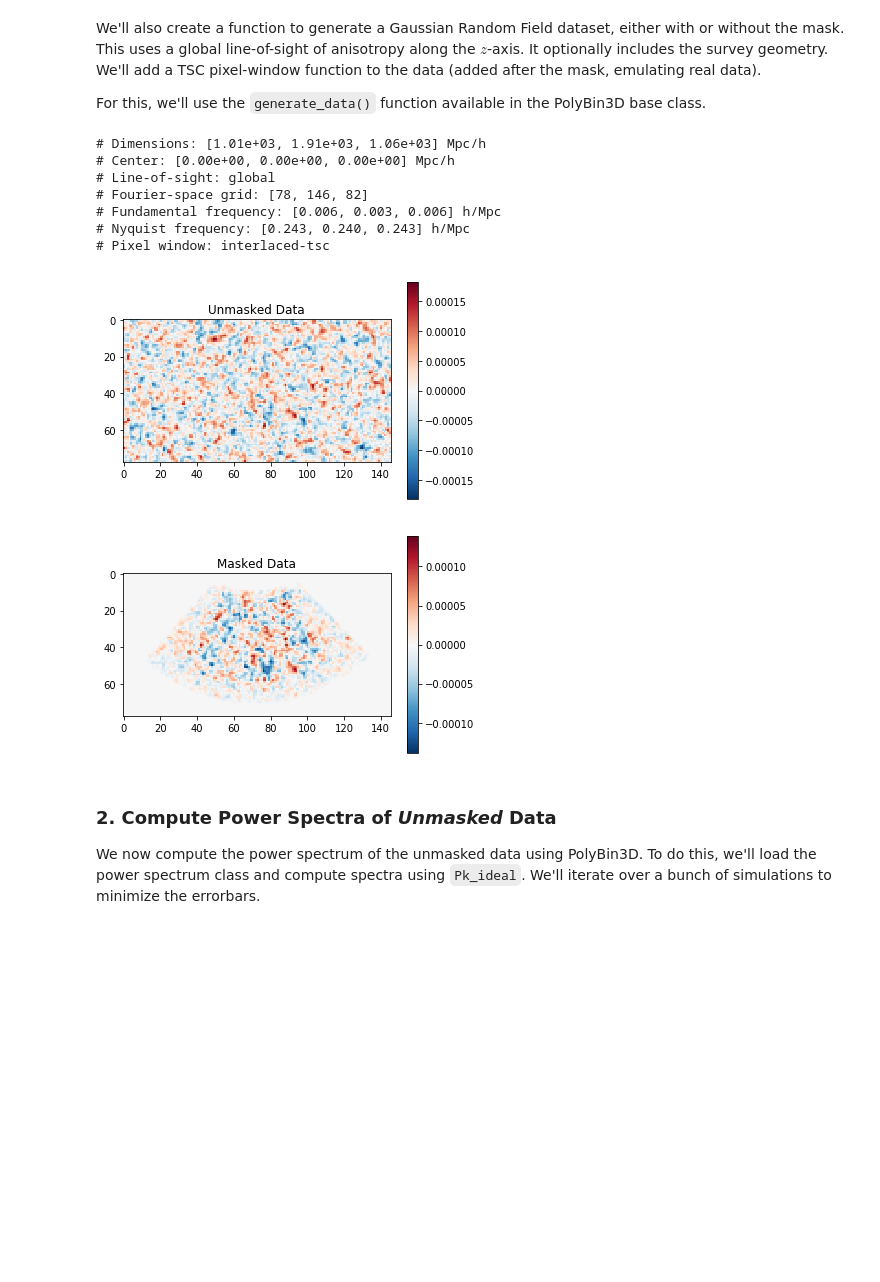
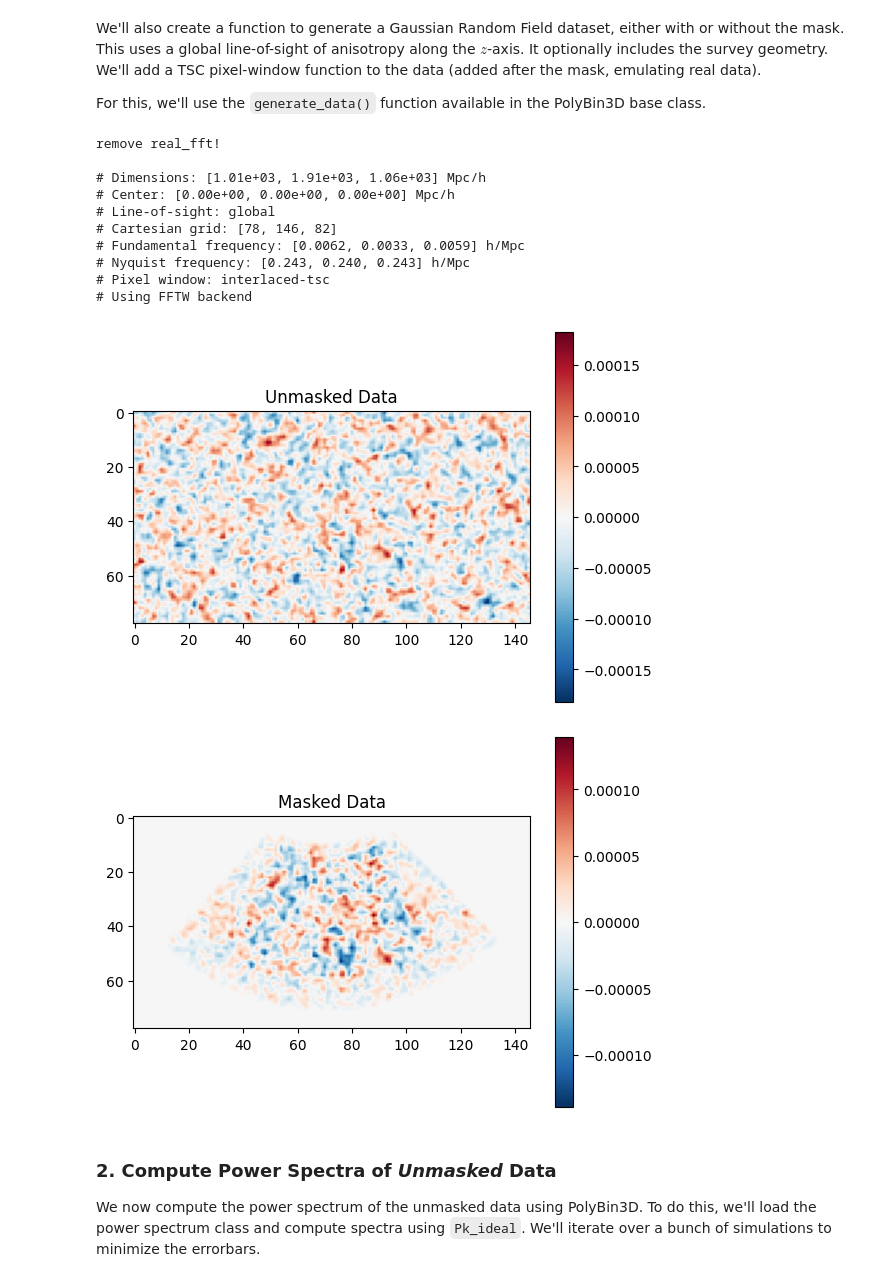
Before and after one commit to oliverphilcox/PolyBin3D, a Jupyter notebook: Tutorial 2 - Validating the Unwindowed Pk Estimators.ipynb, the cells around one changed output. Drawn from its saved outputs; the diff is of its cells as text; code cells hidden in the pictures; blank space fills up the shorter version.

```diff
--- a/Tutorial 2 - Validating the Unwindowed Pk Estimators.ipynb
+++ b/Tutorial 2 - Validating the Unwindowed Pk Estimators.ipynb
@@ -89,50 +94,51 @@ For this, we'll use the ``generate_data()`` function available in the PolyBin3D
 # %%
 ## Load base class
 base = pb.PolyBin3D(boxsize, gridsize, Pk_fiducial,
-                 pixel_window='interlaced-tsc', # pixel window function
-                 backend='fftw', # backend for performing FFTs ('fftw' for cpu, 'jax' for gpu)
+                 pixel_window='interlaced-tsc', # pixel window function to deconvolve
+                 backend='mkl', # backend for performing FFTs ('mkl' or 'fftw' for cpu, 'jax' for gpu)
                  nthreads=4, # number of CPUs for performing FFTs (only applies to 'fftw' backend)
                  sightline='global', # line-of-sight [global = z-axis, local = relative to pair]
                 )
 
 # Define k-min and k-max
 k_min = 0.01
 k_max = 0.20
 bin_filt = (k_arr>=k_min)&(k_arr<k_max)
 
 def create_data(seed, apply_mask=False):
-    """Create a Gaussian random field dataset, optionally with a mask"""
+    """Create a Gaussian random field dataset, optionally with a mask. This has units of density."""
 
-    # Generate GRF data
-    density_grf = base.generate_data(seed, Pk_input=[k_arr,P0_arr*bin_filt,P2_arr*bin_filt])
+    # Generate GRF data, without a pixel window
+    density_grf = base.generate_data(seed, Pk_input=[k_arr,P0_arr*bin_filt,P2_arr*bin_filt], include_pixel_window=False)
 
     # Optionally apply the mask
     if apply_mask:
+        density_grf *= mask_grid
+    else:
+        density_grf *= nbar
 
-        # Remove pixelation window
-        depixeled_density = base.to_real(base.to_fourier(density_grf)/base.pixel_window_grid)
+    # Optionally apply a pixelation window
+    if base.pixel_window!='none':
+        density_grf = base.to_real(base.pixel_window_grid*base.to_fourier(density_grf))
 
-        # Add mask and replace pixelation window
-        masked_density = base.to_real(base.pixel_window_grid*base.to_fourier(mask_grid*depixeled_density))
-
-    else:
-        masked_density = density_grf.copy()*nbar
-
-    return masked_density
+    return density_grf
 
 # Plot a dataset
 plotter(create_data(42, apply_mask=False), title='Unmasked Data')
 plotter(create_data(42, apply_mask=True), title='Masked Data')
 # %% [output]
+remove real_fft!
+
 # Dimensions: [1.01e+03, 1.91e+03, 1.06e+03] Mpc/h
 # Center: [0.00e+00, 0.00e+00, 0.00e+00] Mpc/h
 # Line-of-sight: global
-# Fourier-space grid: [78, 146, 82]
-# Fundamental frequency: [0.006, 0.003, 0.006] h/Mpc
+# Cartesian grid: [78, 146, 82]
+# Fundamental frequency: [0.0062, 0.0033, 0.0059] h/Mpc
 # Nyquist frequency: [0.243, 0.240, 0.243] h/Mpc
 # Pixel window: interlaced-tsc
+# Using FFTW backend
-[figure, old version]
+[figure, new version]
-[figure, old version]
+[figure, new version]
 # %% [markdown]
 ### 2. Compute Power Spectra of *Unmasked* Data
 
```
Also changed, not shown: parts of 10 cells of this notebook, 11 other files.
